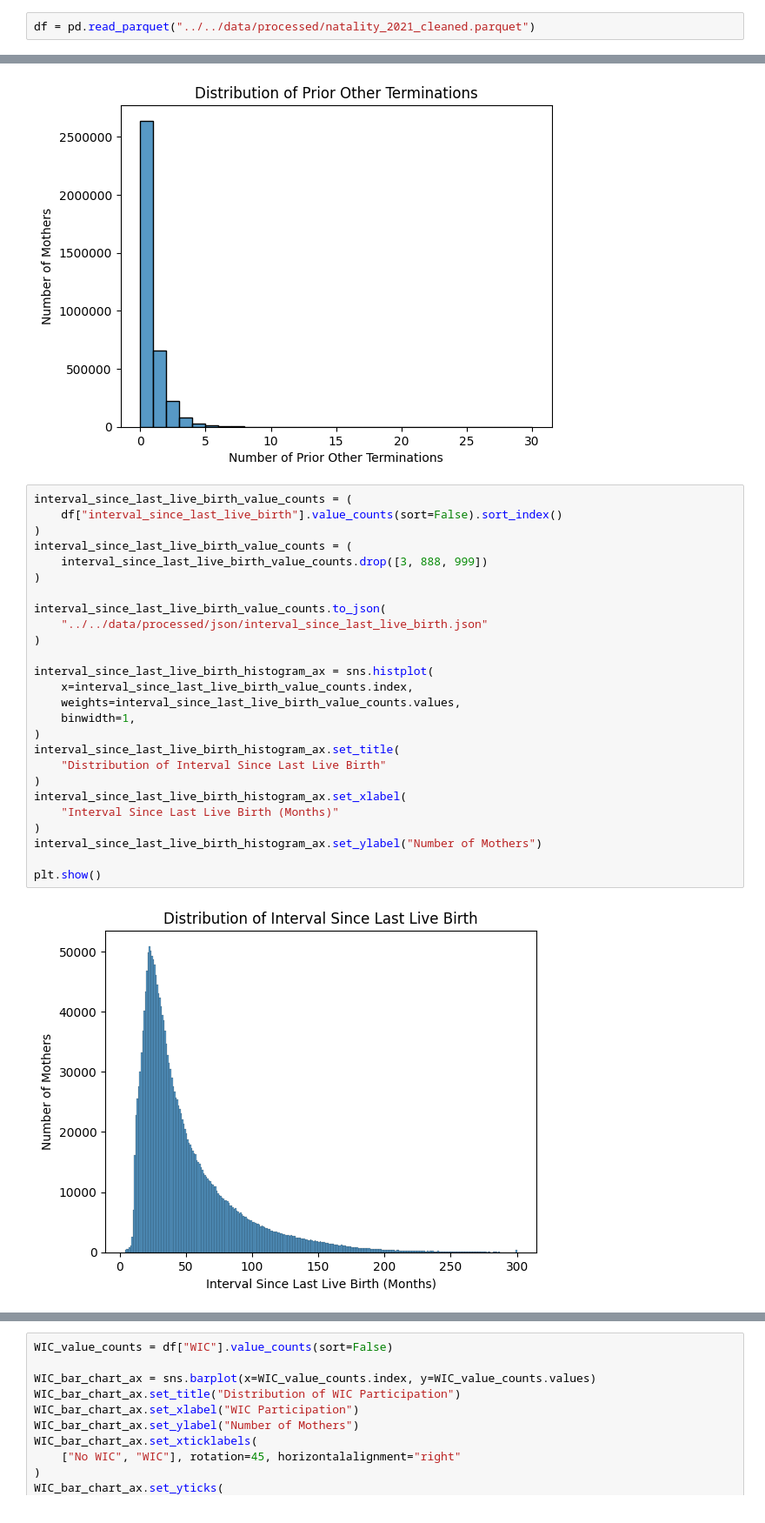
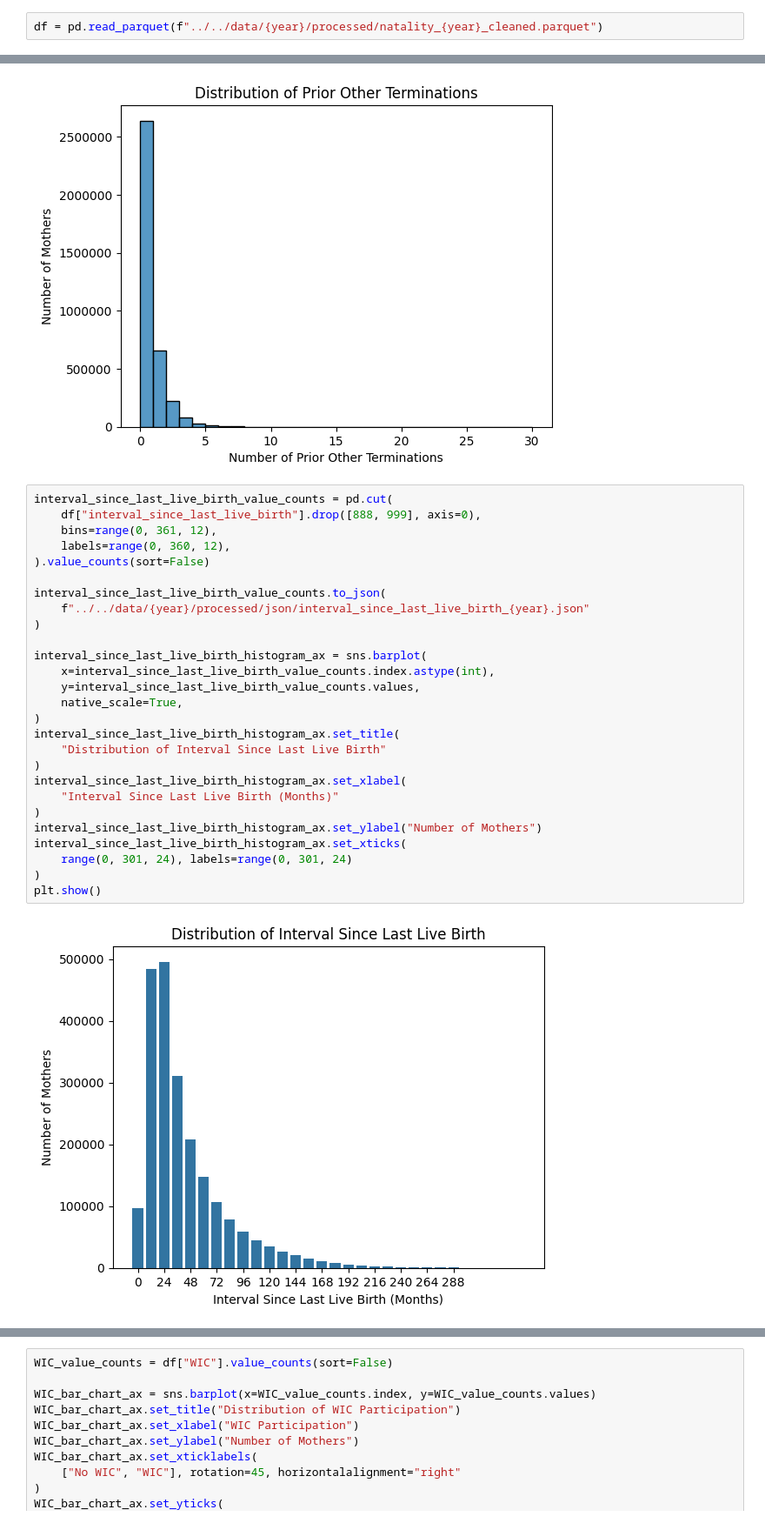
Before and after one commit to shroommu/natality-stats, a Jupyter notebook: dev/notebooks/04_visualizations.ipynb, the cells around one changed output, grey strips where cells are left out. Shown at 87% size. Saved outputs shown, nothing was run; the diff lists cells and outputs as text.

```diff
--- a/dev/notebooks/exploratory/02_visualizations.ipynb
+++ b/dev/notebooks/04_visualizations.ipynb
@@ -22,7 +24,7 @@ if not path.isdir("../../data/processed/json"):
 # %% [markdown]
 ### 1. Load Data
 # %%
-df = pd.read_parquet("../../data/processed/natality_2021_cleaned.parquet")
+df = pd.read_parquet(f"../../data/{year}/processed/natality_{year}_cleaned.parquet")
 # %%
 head = df.head()
 # %%
@@ -269,33 +275,34 @@ plt.show()
 # %% [output]
 [figure]
 # %%
-interval_since_last_live_birth_value_counts = (
-    df["interval_since_last_live_birth"].value_counts(sort=False).sort_index()
-)
-interval_since_last_live_birth_value_counts = (
-    interval_since_last_live_birth_value_counts.drop([3, 888, 999])
+interval_since_last_live_birth_value_counts = pd.cut(
+    df["interval_since_last_live_birth"].drop([888, 999], axis=0),
+    bins=range(0, 361, 12),
+    labels=range(0, 360, 12),
+).value_counts(sort=False)
+
+interval_since_last_live_birth_value_counts.to_json(
+    f"../../data/{year}/processed/json/interval_since_last_live_birth_{year}.json"
 )
 
-interval_since_last_live_birth_value_counts.to_json(
-    "../../data/processed/json/interval_since_last_live_birth.json"
-)
-
-interval_since_last_live_birth_histogram_ax = sns.histplot(
-    x=interval_since_last_live_birth_value_counts.index,
-    weights=interval_since_last_live_birth_value_counts.values,
-    binwidth=1,
+interval_since_last_live_birth_histogram_ax = sns.barplot(
+    x=interval_since_last_live_birth_value_counts.index.astype(int),
+    y=interval_since_last_live_birth_value_counts.values,
+    native_scale=True,
 )
 interval_since_last_live_birth_histogram_ax.set_title(
     "Distribution of Interval Since Last Live Birth"
 )
 interval_since_last_live_birth_histogram_ax.set_xlabel(
     "Interval Since Last Live Birth (Months)"
 )
 interval_since_last_live_birth_histogram_ax.set_ylabel("Number of Mothers")
-
+interval_since_last_live_birth_histogram_ax.set_xticks(
+    range(0, 301, 24), labels=range(0, 301, 24)
+)
 plt.show()
 # %% [output]
-[figure, old version]
+[figure, new version]
 # %%
 month_prenatal_care_started_value_counts = (
     df["month_prenatal_care_started"].value_counts(sort=False).sort_index()
```
Also changed, not shown: parts of 17 cells of this notebook, 5 other files.
